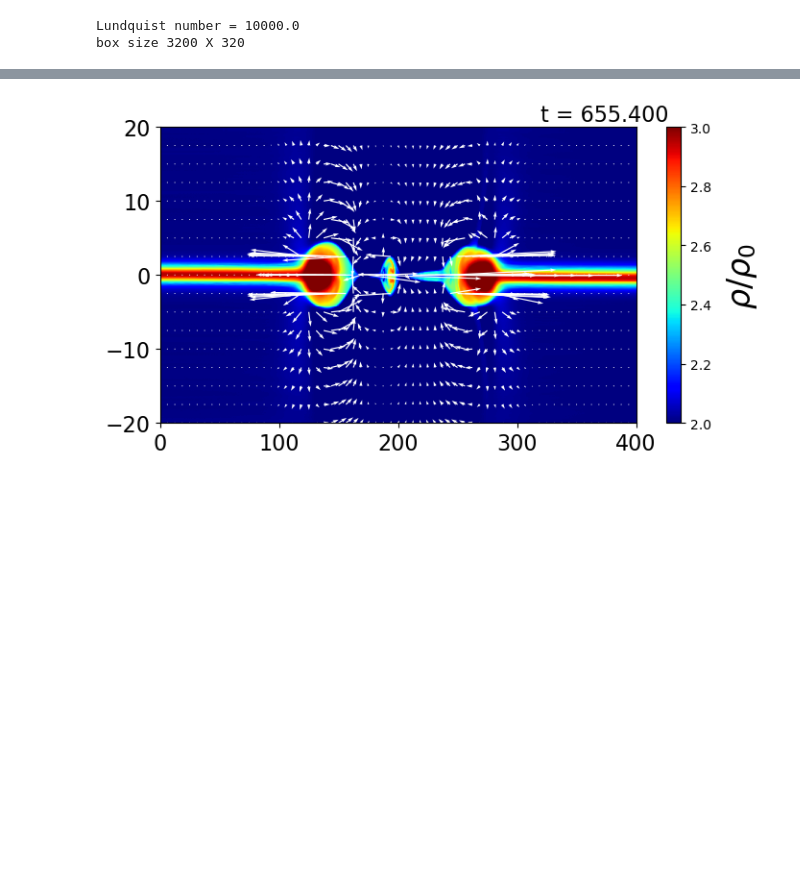
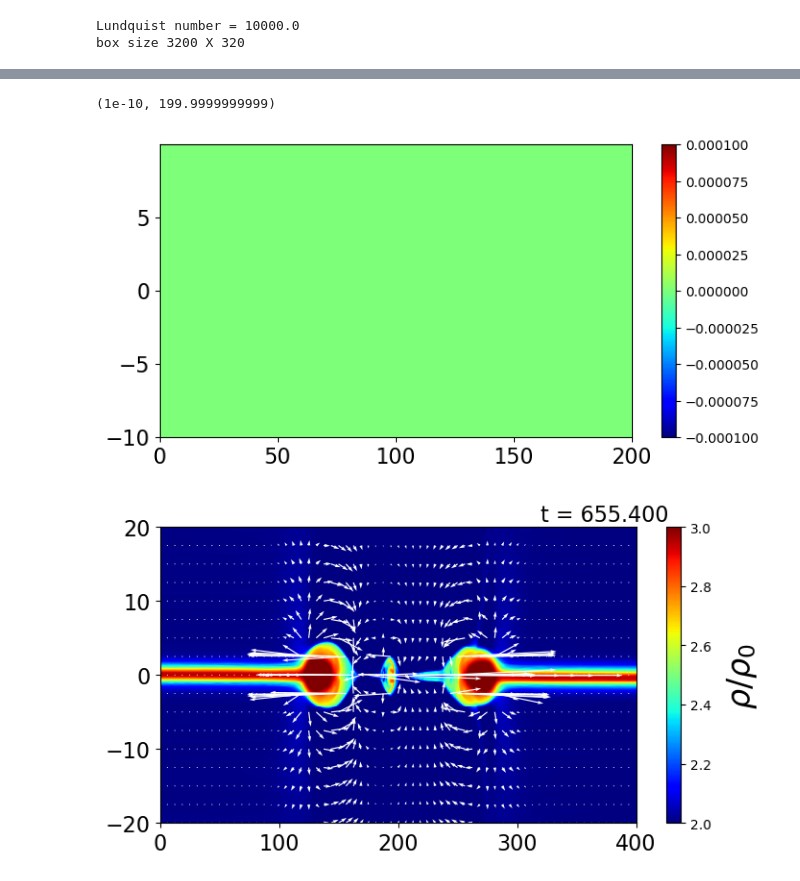
Before and after one commit to keita-akutagawa/ResistiveMHD_GPU, a Jupyter notebook: examples_2D/plasmoid_single/plasmoid.ipynb, the cells around one changed output, grey strips where cells are left out. Saved outputs shown, nothing was run; the diff lists cells and outputs as text; code cells hidden in the pictures; blank space fills up the shorter version.

```diff
--- a/examples_2D/plasmoid_single/plasmoid.ipynb
+++ b/examples_2D/plasmoid_single/plasmoid.ipynb
@@ -104,3 +119,32 @@ ax1.set_ylim(-y_max+1e-10, y_max-1e-10)
+# %%
+fig = plt.figure(figsize=(8, 4))
+ax1 = fig.add_subplot(111)
+
+dirname = "results_plasmoid_eta=10000_grid=8"
+#log = np.loadtxt(f"{dirname}/log_plasmoid.txt", delimiter=',')
+step = 1000
+filename = f"{dirname}/plasmoid_{step}.bin"
+with open(filename, 'rb') as f:
+    U = np.fromfile(f, dtype=np.float32)
+U = U.reshape(nx, ny, 8).T
+
+Bx = U[4, :, :]
+By = U[5, :, :]
+noise = (Bx - np.roll(Bx, 1, axis=1)) / dx + (By - np.roll(By, 1, axis=0)) / dy
+noise[:, [0, -1]] = noise[:, [1, -2]]
+noise[[0, -1], :] = noise[[1, -2], :]
+
+contour = ax1.pcolormesh(X, Y, noise, vmin=-1e-4, vmax=1e-4, cmap='jet')
+cbar = plt.colorbar(contour, ax=ax1)
+#cbar.set_label(r"$noise$", fontsize=24, rotation=0, labelpad=10)
+
+#ax1.text(0.8, 1.02, f"t = {log[int(step/100)][1]:.3f}", transform=ax1.transAxes, fontsize=16)
+ax1.tick_params(labelsize=16)
+ax1.set_xlim(+1e-10, x_max-1e-10)
+#ax1.set_ylim(-y_max+1e-10, y_max-1e-10)
+# %% [output]
+(1e-10, 199.9999999999)
+[figure, added]
 # %%
 fig = plt.figure(figsize=(8, 4))
 ax1 = fig.add_subplot(111)
```
Also changed, not shown: parts of 5 cells of this notebook, 4 other files.
